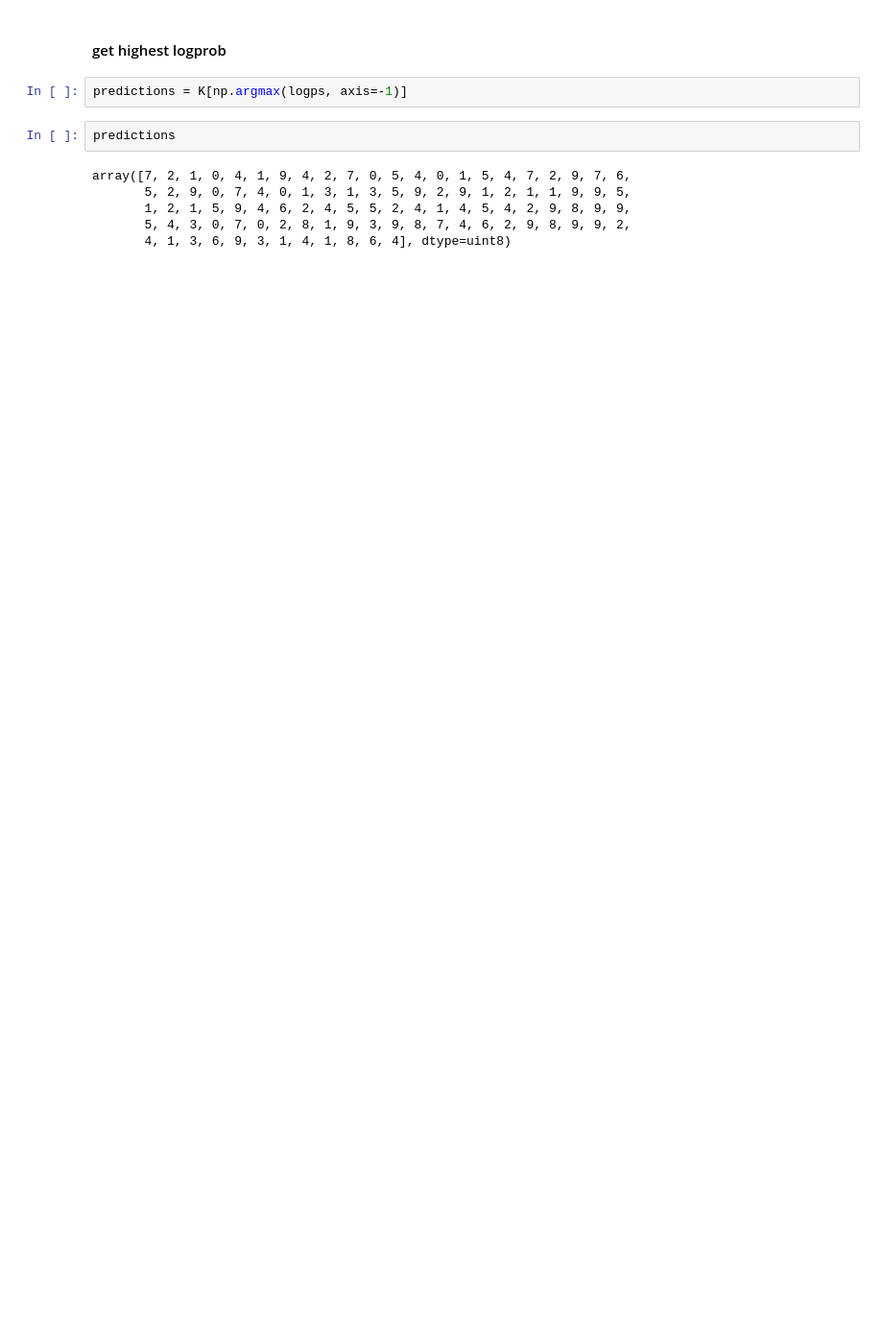
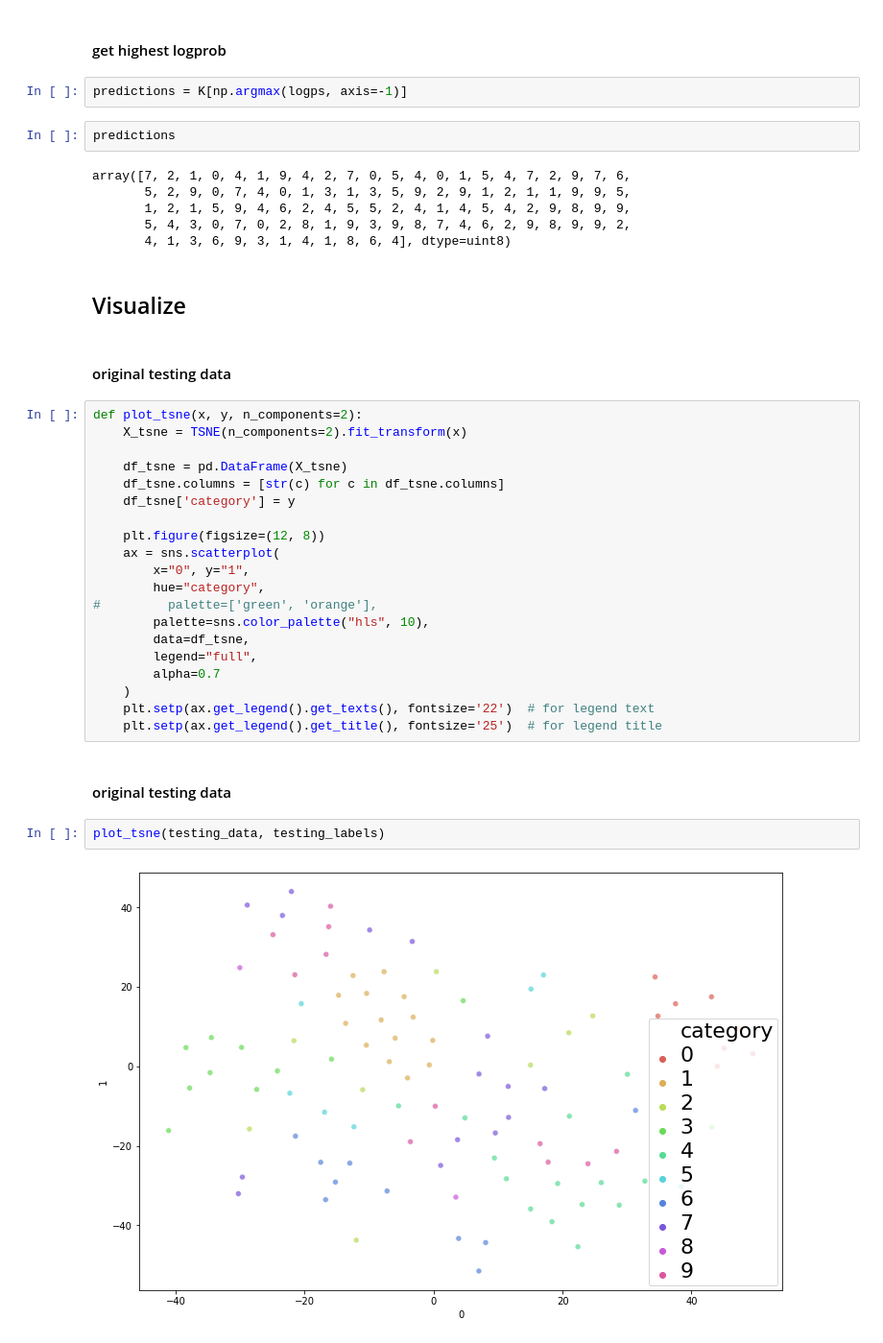
Before and after one commit to RRisto/learning, a Jupyter notebook: linear_algebra_learn/linear_discriminant_analysis/probabilistic_linear_discriminant_analysis.ipynb, the cells around one changed output. Shown at 96% size. Drawn from its saved outputs; the diff is of its cells as text; blank space fills up the shorter version.

```diff
--- a/linear_algebra_learn/linear_discriminant_analysis/probabilistic_linear_discriminant_analysis.ipynb
+++ b/linear_algebra_learn/linear_discriminant_analysis/probabilistic_linear_discriminant_analysis.ipynb
@@ -423,3 +432,33 @@ array([7, 2, 1, 0, 4, 1, 9, 4, 2, 7, 0, 5, 4, 0, 1, 5, 4, 7, 2, 9, 7, 6,
        1, 2, 1, 5, 9, 4, 6, 2, 4, 5, 5, 2, 4, 1, 4, 5, 4, 2, 9, 8, 9, 9,
        5, 4, 3, 0, 7, 0, 2, 8, 1, 9, 3, 9, 8, 7, 4, 6, 2, 9, 8, 9, 9, 2,
        4, 1, 3, 6, 9, 3, 1, 4, 1, 8, 6, 4], dtype=uint8)
+# %% [markdown]
+## Visualize
+# %% [markdown]
+#### original testing data
+# %%
+def plot_tsne(x, y, n_components=2):
+    X_tsne = TSNE(n_components=2).fit_transform(x)
+
+    df_tsne = pd.DataFrame(X_tsne)
+    df_tsne.columns = [str(c) for c in df_tsne.columns]
+    df_tsne['category'] = y
+
+    plt.figure(figsize=(12, 8))
+    ax = sns.scatterplot(
+        x="0", y="1",
+        hue="category",
+#         palette=['green', 'orange'],
+        palette=sns.color_palette("hls", 10),
+        data=df_tsne,
+        legend="full",
+        alpha=0.7
+    )
+    plt.setp(ax.get_legend().get_texts(), fontsize='22')  # for legend text
+    plt.setp(ax.get_legend().get_title(), fontsize='25')  # for legend title
+# %% [markdown]
+#### original testing data
+# %%
+plot_tsne(testing_data, testing_labels)
+# %% [output]
+[figure, added]
```
Also changed, not shown: parts of 19 cells of this notebook.
